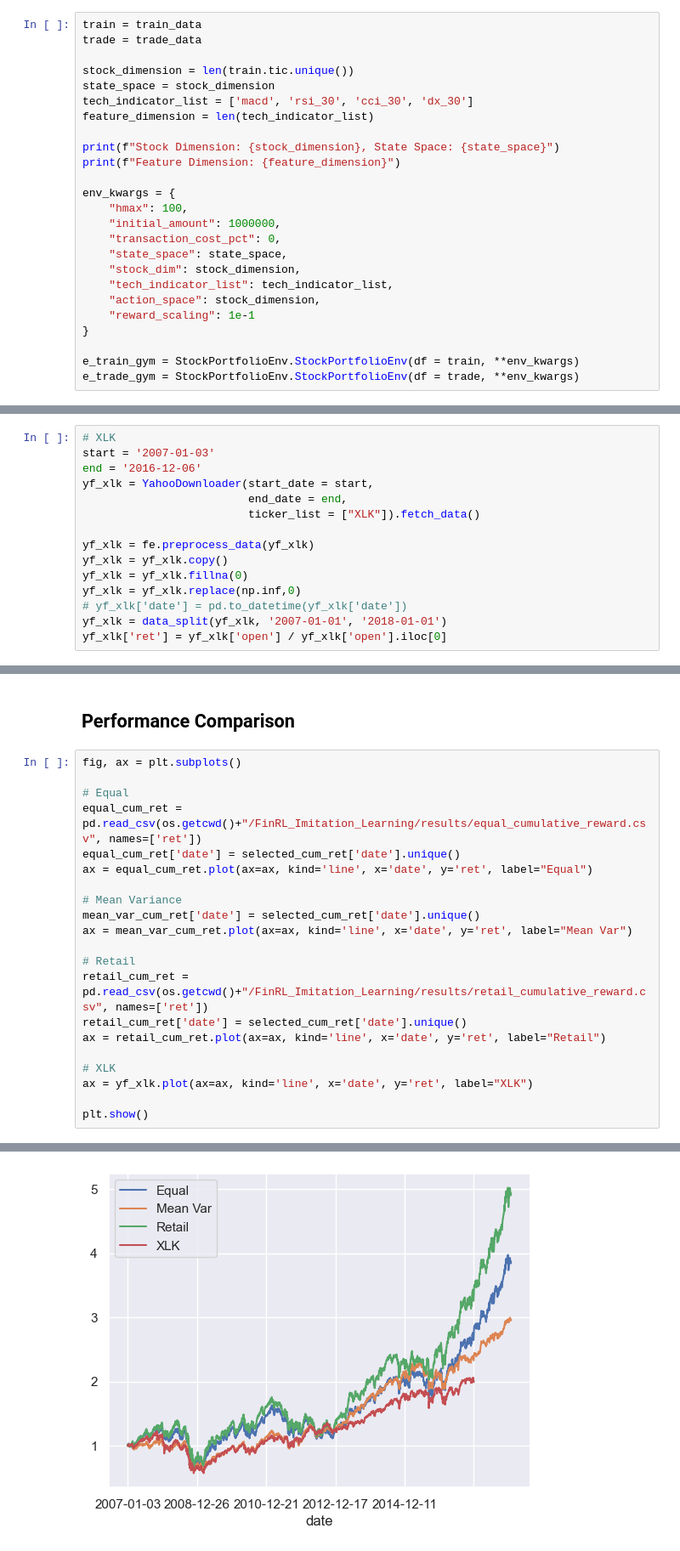
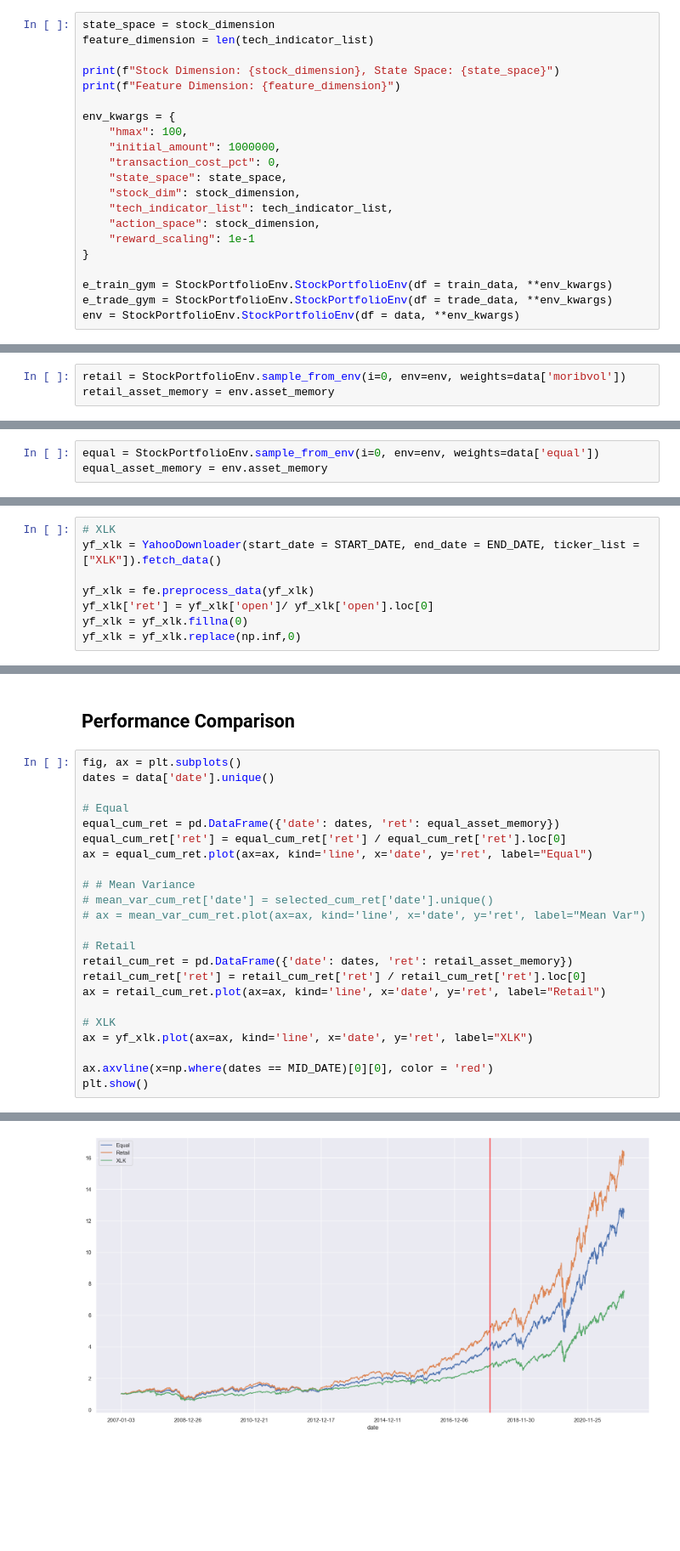
Before and after one commit to AI4Finance-Foundation/FinRL_Imitation_Learning, a Jupyter notebook: Weight_Initialization.ipynb, the cells around one changed output, grey strips where cells are left out. Shown at 85% size. Drawn from its saved outputs; the diff is of its cells as text; blank space fills up the shorter version.

```diff
--- a/Weight_Initialization.ipynb
+++ b/Weight_Initialization.ipynb
@@ -173,12 +190,7 @@ We compare the performance of different weighting methods on the train period
 ## Environment configuration
 > A gym-style portfolio allocation environment for agents to interact. It is handy to compare the performances.
 # %%
-train = train_data
-trade = trade_data
-
-stock_dimension = len(train.tic.unique())
 state_space = stock_dimension
-tech_indicator_list = ['macd', 'rsi_30', 'cci_30', 'dx_30']
 feature_dimension = len(tech_indicator_list)
 
 print(f"Stock Dimension: {stock_dimension}, State Space: {state_space}")
@@ -195,8 +207,9 @@ env_kwargs = {
     "reward_scaling": 1e-1
 }
 
-e_train_gym = StockPortfolioEnv.StockPortfolioEnv(df = train, **env_kwargs)
-e_trade_gym = StockPortfolioEnv.StockPortfolioEnv(df = trade, **env_kwargs)
+e_train_gym = StockPortfolioEnv.StockPortfolioEnv(df = train_data, **env_kwargs)
+e_trade_gym = StockPortfolioEnv.StockPortfolioEnv(df = trade_data, **env_kwargs)
+env = StockPortfolioEnv.StockPortfolioEnv(df = data, **env_kwargs)
 # %% [output]
 Stock Dimension: 11, State Space: 11
 Feature Dimension: 4
@@ -212,0 +232,3 @@ Sharpe:  0.6729768484476762
+# %%
+retail = StockPortfolioEnv.sample_from_env(i=0, env=env, weights=data['moribvol'])
+retail_asset_memory = env.asset_memory
@@ -212,0 +241,3 @@ Sharpe:  0.6729768484476762
+# %%
+equal = StockPortfolioEnv.sample_from_env(i=0, env=env, weights=data['equal'])
+equal_asset_memory = env.asset_memory
@@ -233,17 +264,10 @@ Sharpe:  0.58838920208855
 # %%
 # XLK
-start = '2007-01-03'
-end = '2016-12-06'
-yf_xlk = YahooDownloader(start_date = start,
-                         end_date = end,
-                         ticker_list = ["XLK"]).fetch_data()
+yf_xlk = YahooDownloader(start_date = START_DATE, end_date = END_DATE, ticker_list = ["XLK"]).fetch_data()
 
 yf_xlk = fe.preprocess_data(yf_xlk)
-yf_xlk = yf_xlk.copy()
+yf_xlk['ret'] = yf_xlk['open']/ yf_xlk['open'].loc[0]
 yf_xlk = yf_xlk.fillna(0)
 yf_xlk = yf_xlk.replace(np.inf,0)
-# yf_xlk['date'] = pd.to_datetime(yf_xlk['date'])
-yf_xlk = data_split(yf_xlk, '2007-01-01', '2018-01-01')
-yf_xlk['ret'] = yf_xlk['open'] / yf_xlk['open'].iloc[0]
 # %% [output]
 [*********************100%***********************]  1 of 1 completed
@@ -262,23 +285,25 @@ selected_cum_ret = data_split(selected_cum_ret, '2007-01-01', '2018-01-01')
 ## Performance Comparison
 # %%
 fig, ax = plt.subplots()
+dates = data['date'].unique()
 
 # Equal
-equal_cum_ret = pd.read_csv(os.getcwd()+"/FinRL_Imitation_Learning/results/equal_cumulative_reward.csv", names=['ret'])
-equal_cum_ret['date'] = selected_cum_ret['date'].unique()
+equal_cum_ret = pd.DataFrame({'date': dates, 'ret': equal_asset_memory})
+equal_cum_ret['ret'] = equal_cum_ret['ret'] / equal_cum_ret['ret'].loc[0]
 ax = equal_cum_ret.plot(ax=ax, kind='line', x='date', y='ret', label="Equal")
 
-# Mean Variance
-mean_var_cum_ret['date'] = selected_cum_ret['date'].unique()
-ax = mean_var_cum_ret.plot(ax=ax, kind='line', x='date', y='ret', label="Mean Var")
+# # Mean Variance
+# mean_var_cum_ret['date'] = selected_cum_ret['date'].unique()
+# ax = mean_var_cum_ret.plot(ax=ax, kind='line', x='date', y='ret', label="Mean Var")
 
 # Retail
-retail_cum_ret = pd.read_csv(os.getcwd()+"/FinRL_Imitation_Learning/results/retail_cumulative_reward.csv", names=['ret'])
-retail_cum_ret['date'] = selected_cum_ret['date'].unique()
+retail_cum_ret = pd.DataFrame({'date': dates, 'ret': retail_asset_memory})
+retail_cum_ret['ret'] = retail_cum_ret['ret'] / retail_cum_ret['ret'].loc[0]
 ax = retail_cum_ret.plot(ax=ax, kind='line', x='date', y='ret', label="Retail")
 
 # XLK
 ax = yf_xlk.plot(ax=ax, kind='line', x='date', y='ret', label="XLK")
 
+ax.axvline(x=np.where(dates == MID_DATE)[0][0], color = 'red')
 plt.show()
 # %% [output]
@@ -285,4 +311,4 @@ plt.show()
-[figure, old version]
+[figure, new version]
 # %%
 fig, ax = plt.subplots()
 
```
Also changed, not shown: parts of 18 cells of this notebook, 4 other files.
